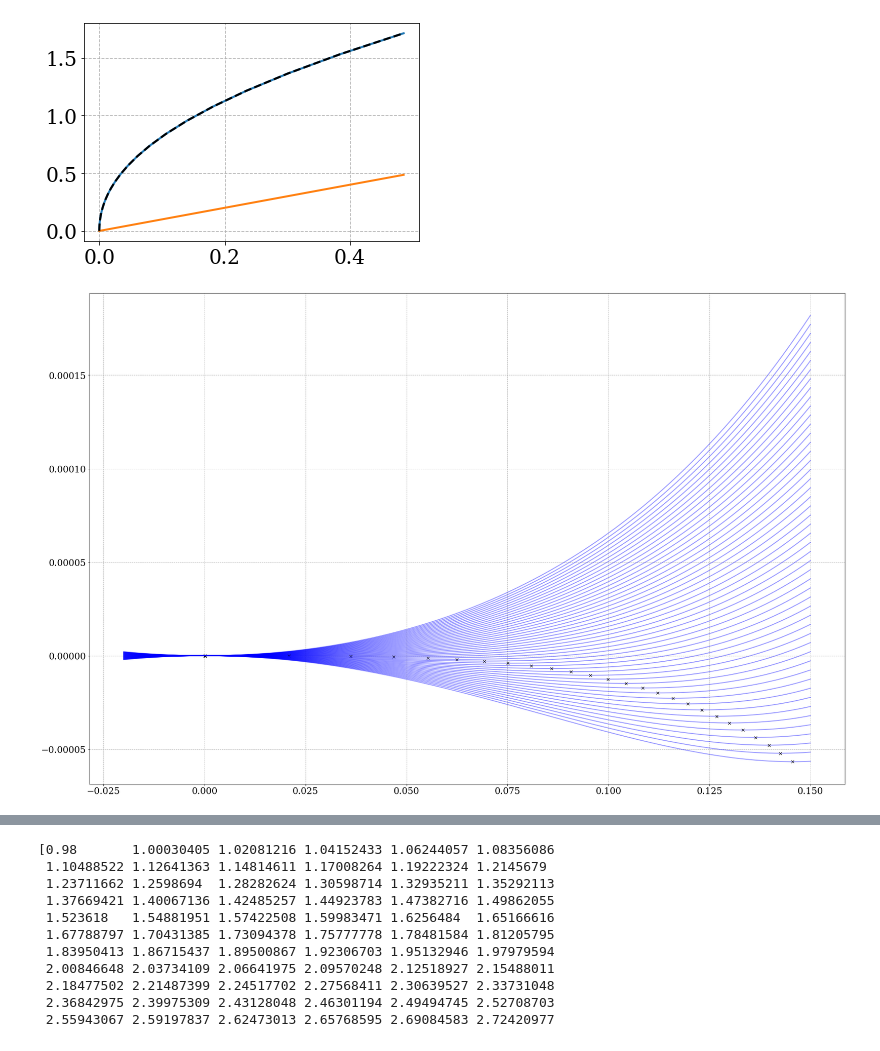
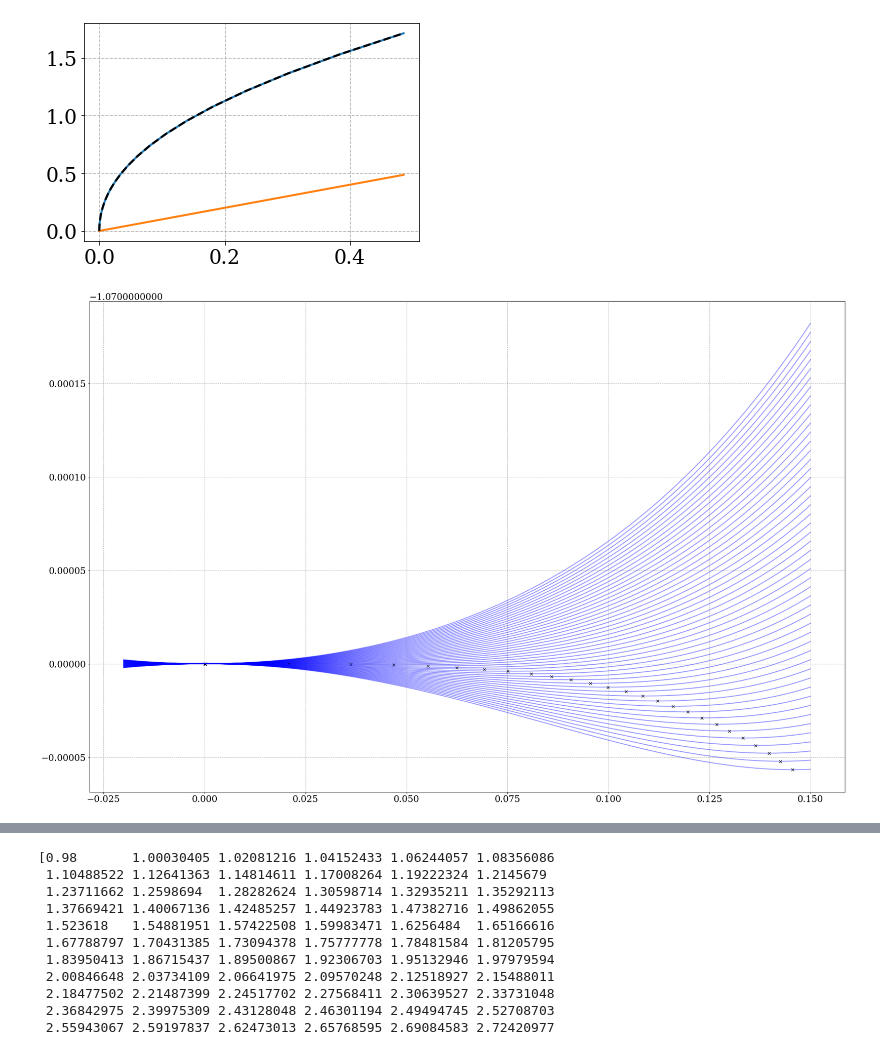
Before and after one commit to martkjoh/master, a Jupyter notebook: scripts/pion_star/pion_star.ipynb, the cells around one changed output, grey strips where cells are left out. Saved outputs shown, nothing was run; the diff lists cells and outputs as text; code cells hidden in the pictures.

```diff
--- a/scripts/pion_star/pion_star.ipynb
+++ b/scripts/pion_star/pion_star.ipynb
@@ -36,22 +36,22 @@ plt.plot(p2(x), u2(x), "k--")
 [<matplotlib.lines.Line2D at 0x...>]
 [figure]
 # %%
-D = 0.07
+D =  0.07
 
-F0 = lambda mu, a : -(cos(a) + 1/2 * mu**2 * sin(a)**2 + D*cos(a)**2)
-F  = lambda mu, a : F0(mu, a) - F0(0, 0)
+F = lambda mu, a : -(cos(a) + 1/2 * mu**2 * sin(a)**2 + D*cos(a)**2)
+
 d = .005
 
 k = sqrt(1 +  2*D)
 mu = np.linspace(k-d, k+d, 50)
-a = np.linspace(-0.02, 0.15, 500)
+A = np.linspace(-0.02, 0.15, 500)
 
 fig, ax = plt.subplots(figsize=(30, 20))
 
 for mu0 in mu:
-    ax.plot(a, F(mu0, a), "b", lw=2, alpha=0.4)
-    i = np.argmin(F(mu0, a))
-    ax.plot(a[i],F(mu0, a[i]), "kx")
+    ax.plot(A, F(mu0, A), "b", lw=2, alpha=0.4)
+    i = np.argmin(F(mu0, A))
+    ax.plot(A[i],F(mu0, A[i]), "kx")
 # %% [output]
-[figure, old version]
+[figure, new version]
 # %%
```
Also changed, not shown: parts of 6 cells of this notebook, 22 other files.
